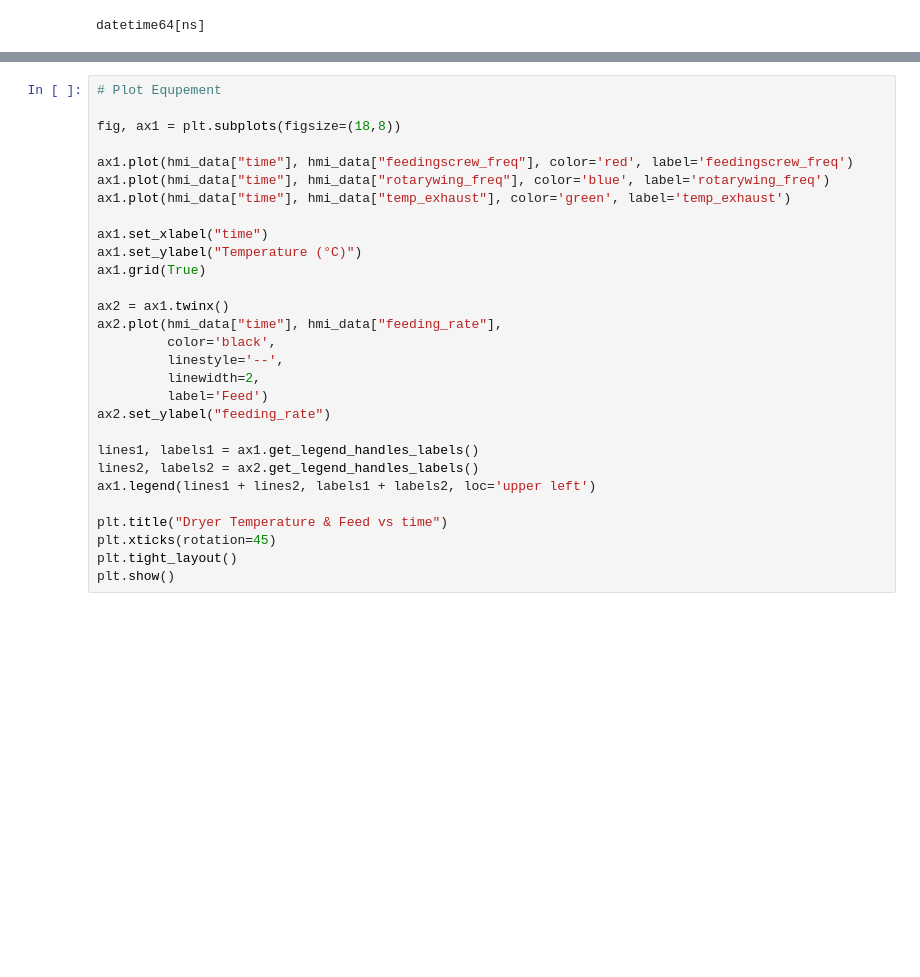
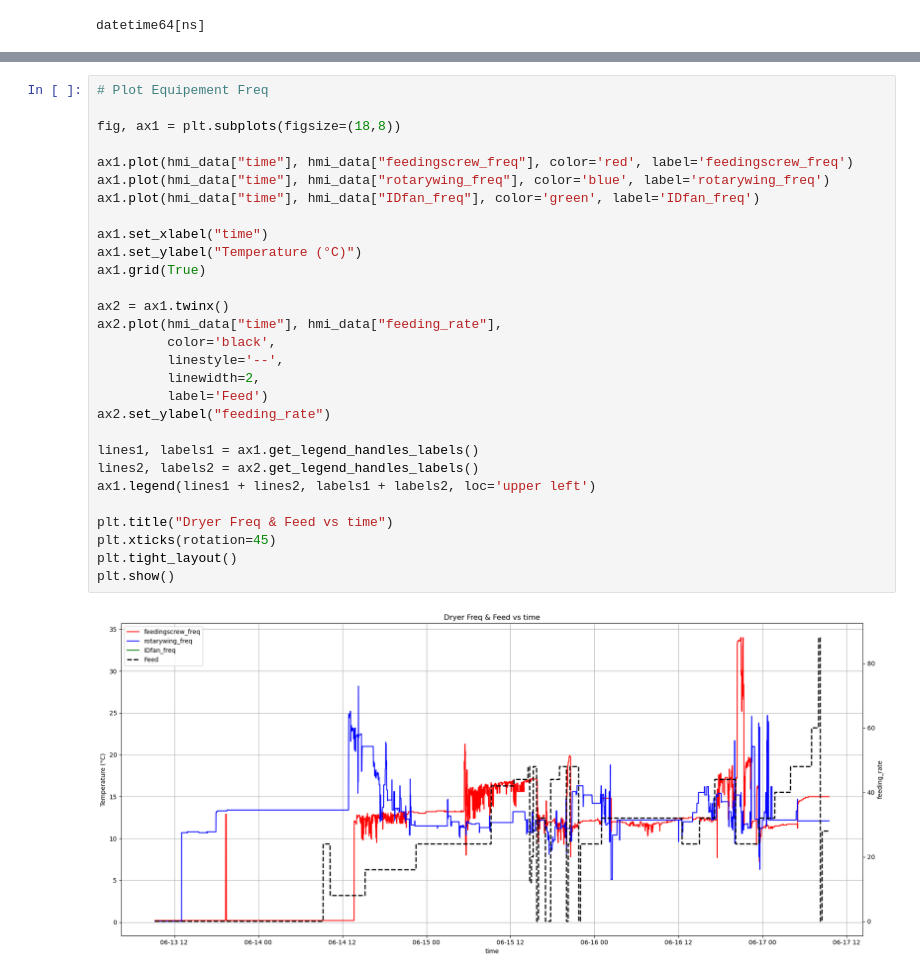
Before and after one commit to elitohidi42-lgtm/industrial-sludge-dryer-analytics, a Jupyter notebook: Data_ana.ipynb, the cells around one changed output, grey strips where cells are left out. Cells and saved outputs as stored; diff of their text form; blank space fills up the shorter version.

```diff
--- a/Data_ana.ipynb
+++ b/Data_ana.ipynb
@@ -127,29 +129,31 @@ plt.show()
 # %%
-# Plot Equpement
+# Plot Equipement Freq
 
 fig, ax1 = plt.subplots(figsize=(18,8))
 
 ax1.plot(hmi_data["time"], hmi_data["feedingscrew_freq"], color='red', label='feedingscrew_freq')
 ax1.plot(hmi_data["time"], hmi_data["rotarywing_freq"], color='blue', label='rotarywing_freq')
-ax1.plot(hmi_data["time"], hmi_data["temp_exhaust"], color='green', label='temp_exhaust')
+ax1.plot(hmi_data["time"], hmi_data["IDfan_freq"], color='green', label='IDfan_freq')
 
 ax1.set_xlabel("time")
 ax1.set_ylabel("Temperature (°C)")
 ax1.grid(True)
 
 ax2 = ax1.twinx()
 ax2.plot(hmi_data["time"], hmi_data["feeding_rate"],
          color='black',
          linestyle='--',
          linewidth=2,
          label='Feed')
 ax2.set_ylabel("feeding_rate")
 
 lines1, labels1 = ax1.get_legend_handles_labels()
 lines2, labels2 = ax2.get_legend_handles_labels()
 ax1.legend(lines1 + lines2, labels1 + labels2, loc='upper left')
 
-plt.title("Dryer Temperature & Feed vs time")
+plt.title("Dryer Freq & Feed vs time")
 plt.xticks(rotation=45)
 plt.tight_layout()
 plt.show()
+# %% [output]
+[figure, added]
```
Also changed, not shown: parts of 5 cells of this notebook.
